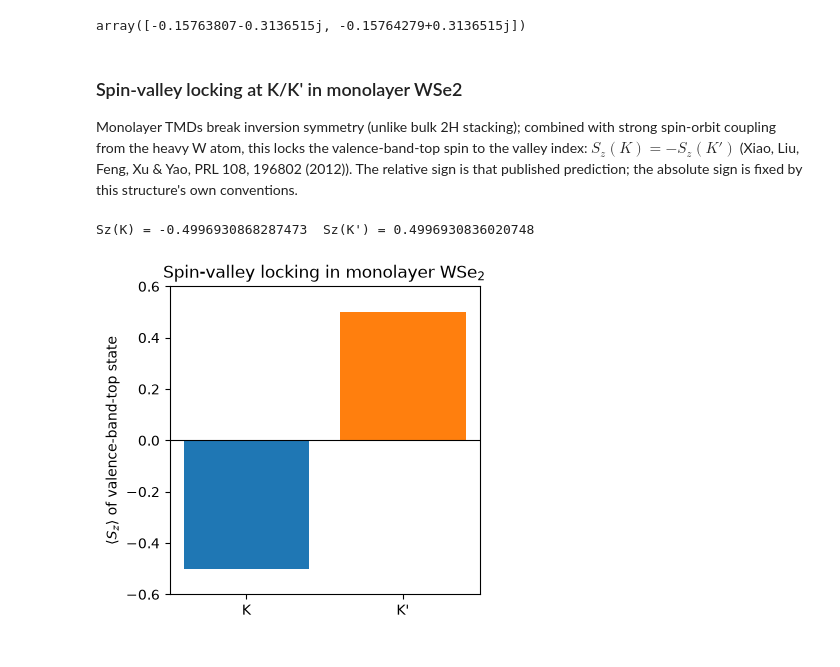
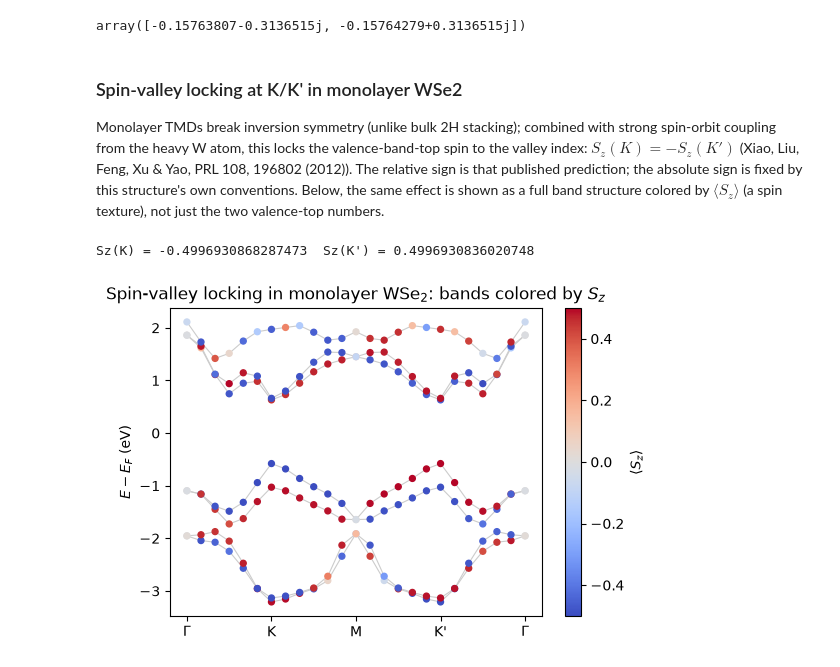
Before and after one commit to joselado/elkpy, a Jupyter notebook: notebooks/09_spin_operators.ipynb, the cells around one changed output. Cells and saved outputs as stored; diff of their text form; code cells hidden in the pictures.

```diff
--- a/notebooks/09_spin_operators.ipynb
+++ b/notebooks/09_spin_operators.ipynb
@@ -71,7 +71,7 @@ Sz diagonal: [ 0.48918312 -0.49969309]
 array([-0.15763807-0.3136515j, -0.15764279+0.3136515j])
 # %% [markdown]
 ### Spin-valley locking at K/K' in monolayer WSe2
-Monolayer TMDs break inversion symmetry (unlike bulk 2H stacking); combined with strong spin-orbit coupling from the heavy W atom, this locks the valence-band-top spin to the valley index: $S_z(K)=-S_z(K')$ (Xiao, Liu, Feng, Xu & Yao, PRL 108, 196802 (2012)). The relative sign is that published prediction; the absolute sign is fixed by this structure's own conventions.
+Monolayer TMDs break inversion symmetry (unlike bulk 2H stacking); combined with strong spin-orbit coupling from the heavy W atom, this locks the valence-band-top spin to the valley index: $S_z(K)=-S_z(K')$ (Xiao, Liu, Feng, Xu & Yao, PRL 108, 196802 (2012)). The relative sign is that published prediction; the absolute sign is fixed by this structure's own conventions. Below, the same effect is shown as a full band structure colored by $\langle S_z\rangle$ (a spin texture), not just the two valence-top numbers.
 # %%
 Kprime = (-1 / 3, -1 / 3, 0)
 with wse2.eigenstate_session() as session:
@@ -80,13 +80,45 @@ with wse2.eigenstate_session() as session:
 print("Sz(K) =", sz_k, " Sz(K') =", sz_kprime)
 # %% [output]
 Sz(K) = -0.4996930868287473  Sz(K') = 0.4996930836020748
+# %%
+def segment(a, b, n):
+    a, b = np.array(a), np.array(b)
+    return [tuple(a + (b - a) * t) for t in np.linspace(0, 1, n)]
+
+G, M = (0, 0, 0), (0.5, 0, 0)
+# K' as the periodic image (2/3, -1/3, 0) -- same physical point as Kprime above,
+# chosen here so the path hugs the BZ boundary the whole way instead of cutting
+# through the interior near Gamma (same choice as 07_quantum_geometry.ipynb)
+Kp = (2 / 3, -1 / 3, 0)
+segments = [segment(G, K, 7)] + [segment(a, b, 7)[1:] for a, b in [(K, M), (M, Kp), (Kp, G)]]
+ticks = np.concatenate([[0], np.cumsum([len(s) for s in segments]) - 1])
+path = sum(segments, [])
+
+w0, w1 = ist1 - 3, ist1 + 3  # same band window as the Hermiticity check above
+efermi = float((wse2.workdir / "EFERMI.OUT").read_text().split()[0])
+ha = 27.211386  # Hartree -> eV
+
+energies, sz = [], []
+with wse2.eigenstate_session() as session:
+    for k in path:
+        energies.append(session.get_eigenstates(k).energies[w0 - 1 : w1])
+        sz.append(session.spin_operator(k, w0, w1).sz.diagonal().real)
+energies = (np.array(energies) - efermi) * ha
+sz = np.array(sz)
 # %%
-fig, ax = plt.subplots(figsize=(4, 4))
-ax.bar(["K", "K'"], [sz_k, sz_kprime], color=["tab:blue", "tab:orange"])
-ax.axhline(0, color="black", linewidth=0.8)
-ax.set_ylim(-0.6, 0.6)
-ax.set_ylabel(r"$\langle S_z\rangle$ of valence-band-top state")
-ax.set_title("Spin-valley locking in monolayer WSe$_2$")
+x = np.arange(len(path))
+fig, ax = plt.subplots(figsize=(6, 4))
+for band in range(energies.shape[1]):
+    ax.plot(x, energies[:, band], color="0.8", linewidth=0.8, zorder=1)
+sc = ax.scatter(
+    np.tile(x, energies.shape[1]), energies.T.ravel(), c=sz.T.ravel(),
+    cmap="coolwarm", vmin=-0.5, vmax=0.5, s=18, zorder=2,
+)
+ax.set_xticks(ticks)
+ax.set_xticklabels([r"$\Gamma$", "K", "M", "K'", r"$\Gamma$"])
+ax.set_ylabel(r"$E-E_F$ (eV)")
+fig.colorbar(sc, ax=ax, label=r"$\langle S_z\rangle$")
+ax.set_title("Spin-valley locking in monolayer WSe$_2$: bands colored by $S_z$")
 plt.show()
 # %% [output]
-[figure, old version]
+[figure, new version]
```
Also changed, not shown: 1 other file.
